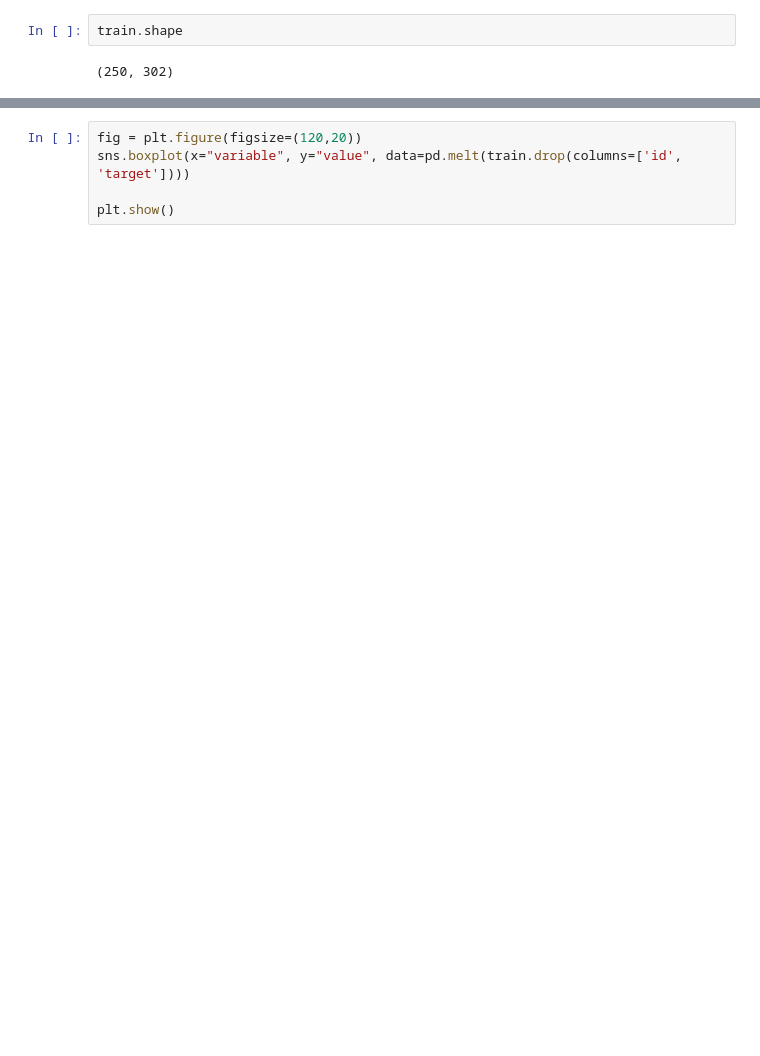
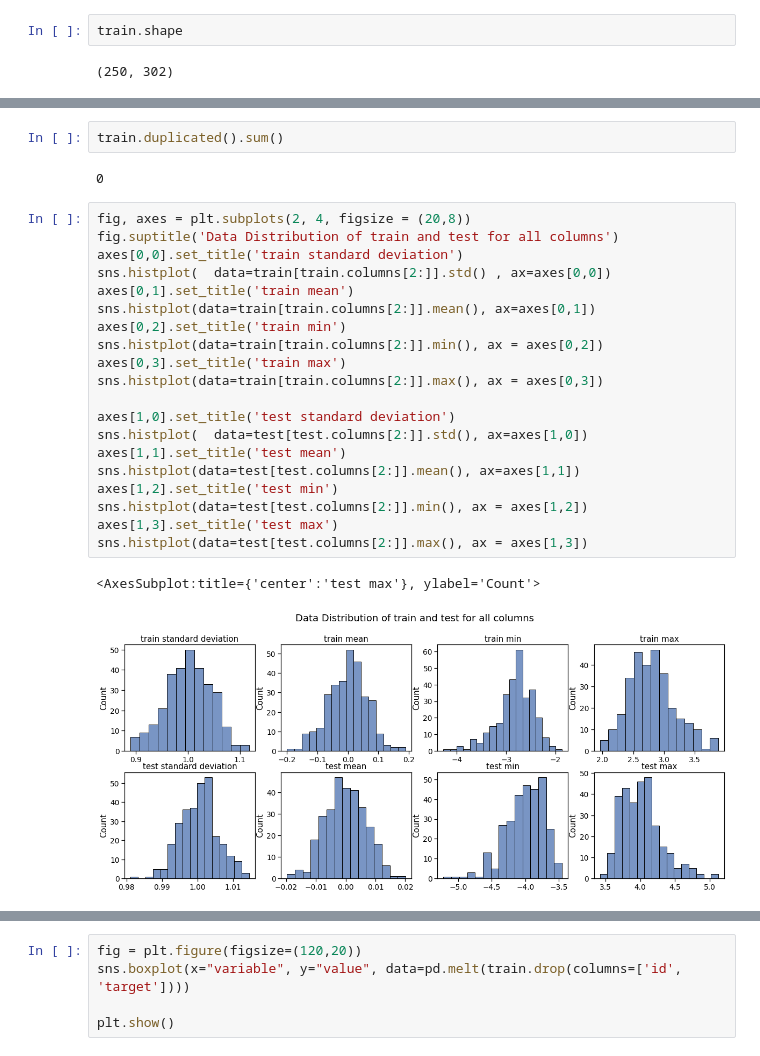
Before and after one commit to komus/dont-overfit, a Jupyter notebook: dont_overfit.ipynb, the cells around one changed output, grey strips where cells are left out. Saved outputs shown, nothing was run; the diff lists cells and outputs as text; blank space fills up the shorter version.

```diff
--- a/dont_overfit.ipynb
+++ b/dont_overfit.ipynb
@@ -81,0 +67,27 @@ The data assumes a binomial distribution
+# %%
+train.duplicated().sum()
+# %% [output]
+0
+# %%
+fig, axes = plt.subplots(2, 4, figsize = (20,8))
+fig.suptitle('Data Distribution of train and test for all columns')
+axes[0,0].set_title('train standard deviation')
+sns.histplot(  data=train[train.columns[2:]].std() , ax=axes[0,0])
+axes[0,1].set_title('train mean')
+sns.histplot(data=train[train.columns[2:]].mean(), ax=axes[0,1])
+axes[0,2].set_title('train min')
+sns.histplot(data=train[train.columns[2:]].min(), ax = axes[0,2])
+axes[0,3].set_title('train max')
+sns.histplot(data=train[train.columns[2:]].max(), ax = axes[0,3])
+
+axes[1,0].set_title('test standard deviation')
+sns.histplot(  data=test[test.columns[2:]].std(), ax=axes[1,0])
+axes[1,1].set_title('test mean')
+sns.histplot(data=test[test.columns[2:]].mean(), ax=axes[1,1])
+axes[1,2].set_title('test min')
+sns.histplot(data=test[test.columns[2:]].min(), ax = axes[1,2])
+axes[1,3].set_title('test max')
+sns.histplot(data=test[test.columns[2:]].max(), ax = axes[1,3])
+# %% [output]
+<AxesSubplot:title={'center':'test max'}, ylabel='Count'>
+[figure, added]
```
Also changed, not shown: parts of 34 cells of this notebook, 3 other files.
